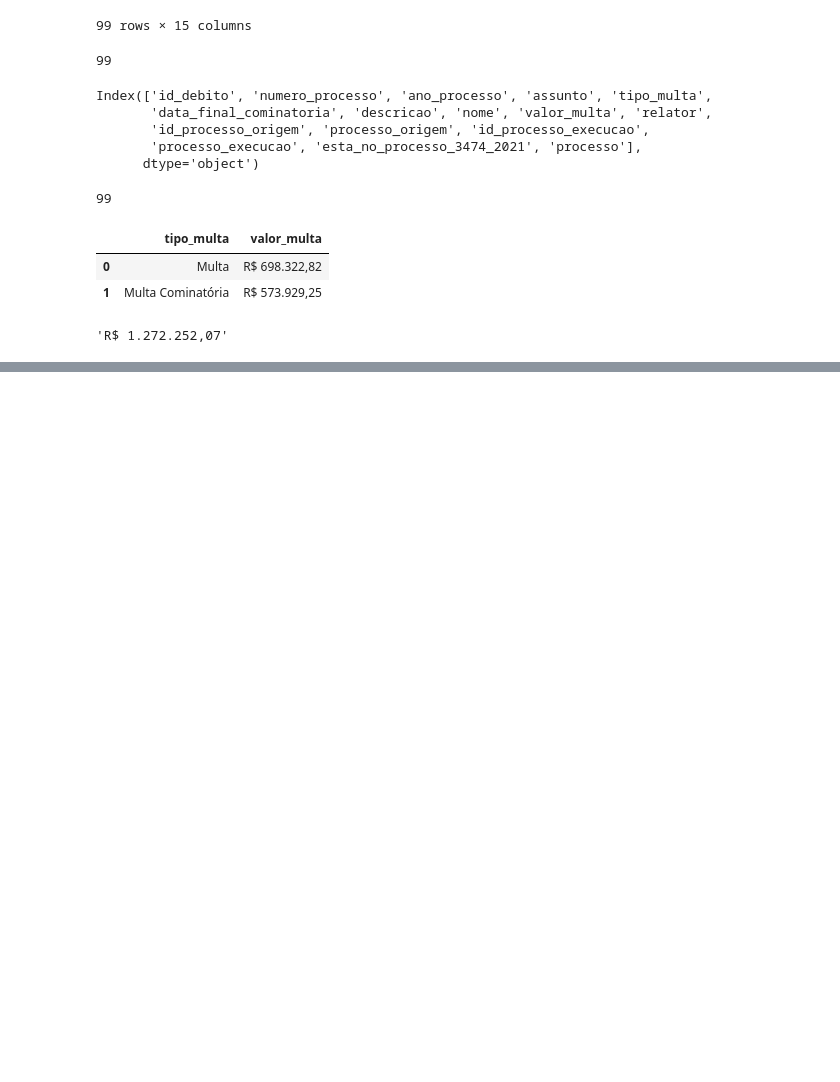
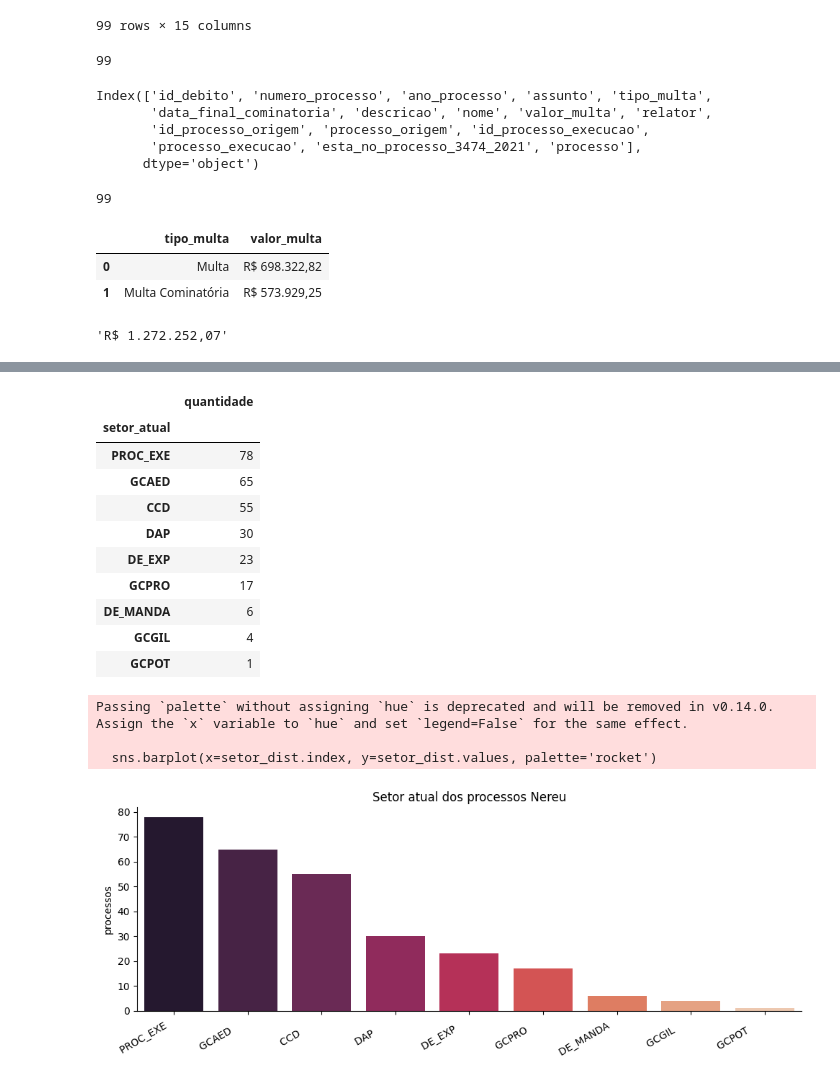
Before and after one commit to eduardoplima/ccd, a Jupyter notebook: scripts/analise/nereu.ipynb, the cells around one changed output, grey strips where cells are left out. Saved outputs shown, nothing was run; the diff lists cells and outputs as text; code cells hidden in the pictures; blank space fills up the shorter version.

```diff
--- a/scripts/analise/nereu.ipynb
+++ b/scripts/analise/nereu.ipynb
@@ -505,0 +893,26 @@ locale.currency(fora_processo_dap.valor_multa.sum(), grouping=True, symbol=True)
+# %%
+# Onde os processos estão hoje (setor_atual)
+setor_dist = eda.groupby('setor_atual').size().sort_values(ascending=False).rename('quantidade')
+display(setor_dist.to_frame())
+
+plt.figure(figsize=(10, 4))
+sns.barplot(x=setor_dist.index, y=setor_dist.values, palette='rocket')
+plt.title('Setor atual dos processos Nereu')
+plt.xticks(rotation=30, ha='right'); plt.xlabel(''); plt.ylabel('processos')
+sns.despine(); plt.tight_layout(); plt.show()
+# %% [output]
+|  | quantidade |
+| setor_atual |  |
+| PROC_EXE | 78 |
+| GCAED | 65 |
+| CCD | 55 |
+| DAP | 30 |
+| DE_EXP | 23 |
+| GCPRO | 17 |
+| DE_MANDA | 6 |
+| GCGIL | 4 |
+| GCPOT | 1 |
+Passing `palette` without assigning `hue` is deprecated and will be removed in v0.14.0. Assign the `x` variable to `hue` and set `legend=False` for the same effect.
+
+  sns.barplot(x=setor_dist.index, y=setor_dist.values, palette='rocket')
+[figure, added]
```
Also changed, not shown: parts of 36 cells of this notebook, 15 other files.
